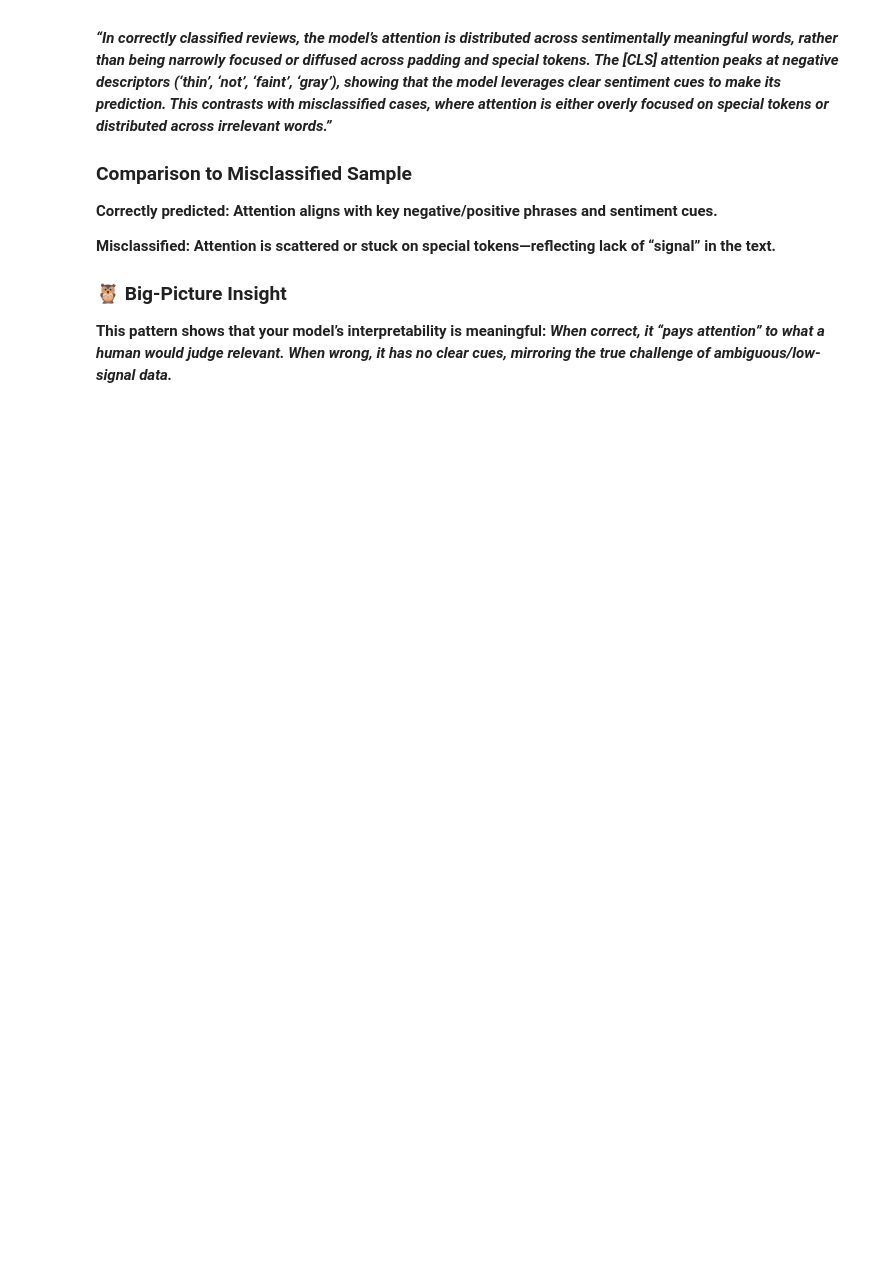
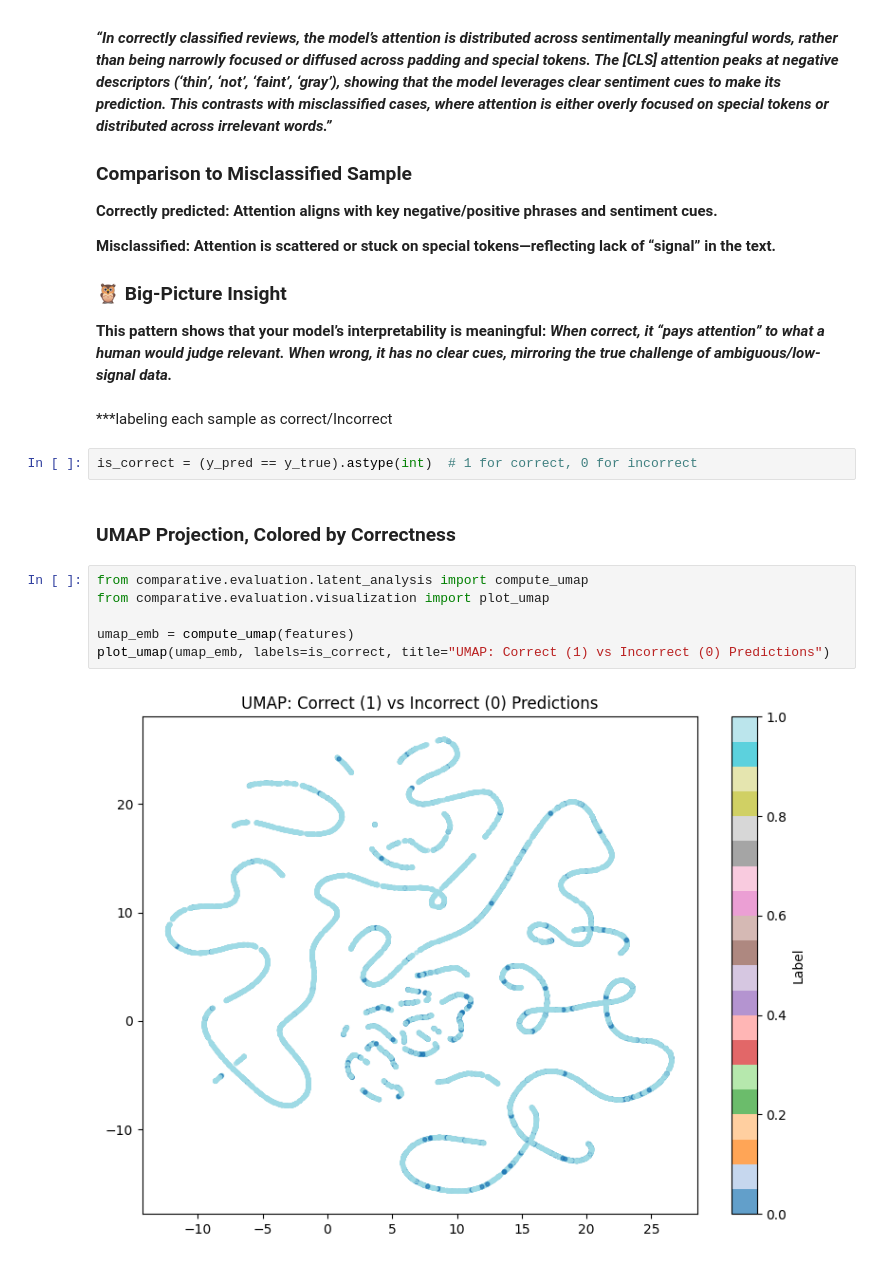
Before and after one commit to PM-0125/COmparative_Study_of_Multimodal_Represenations, a Jupyter notebook: notebooks/01_exploratory_amazon.ipynb, the cells around one changed output. Saved outputs shown, nothing was run; the diff lists cells and outputs as text; blank space fills up the shorter version.

```diff
--- a/notebooks/01_exploratory_amazon.ipynb
+++ b/notebooks/01_exploratory_amazon.ipynb
@@ -391,3 +391,17 @@ These words are sentiment-rich and highly relevant for classification:
 **This pattern shows that your model’s interpretability is meaningful:**
     ***When correct, it “pays attention” to what a human would judge relevant.***
     ***When wrong, it has no clear cues, mirroring the true challenge of ambiguous/low-signal data.***
+# %% [markdown]
+***labeling each sample as correct/Incorrect
+# %%
+is_correct = (y_pred == y_true).astype(int)  # 1 for correct, 0 for incorrect
+# %% [markdown]
+###  UMAP Projection, Colored by Correctness
+# %%
+from comparative.evaluation.latent_analysis import compute_umap
+from comparative.evaluation.visualization import plot_umap
+
+umap_emb = compute_umap(features)
+plot_umap(umap_emb, labels=is_correct, title="UMAP: Correct (1) vs Incorrect (0) Predictions")
+# %% [output]
+[figure, added]
```
Also changed, not shown: parts of 19 cells of this notebook.
